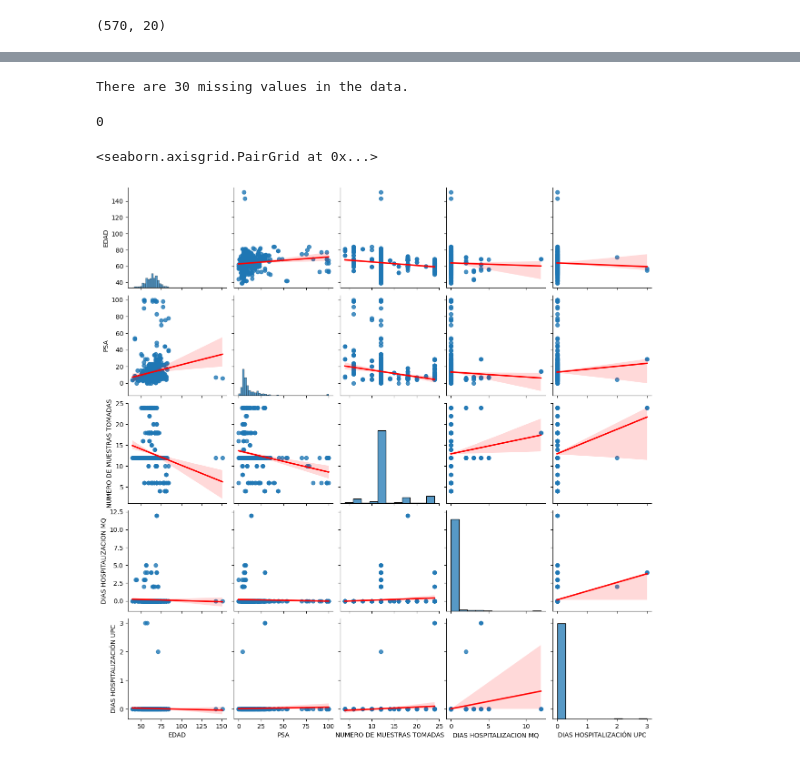
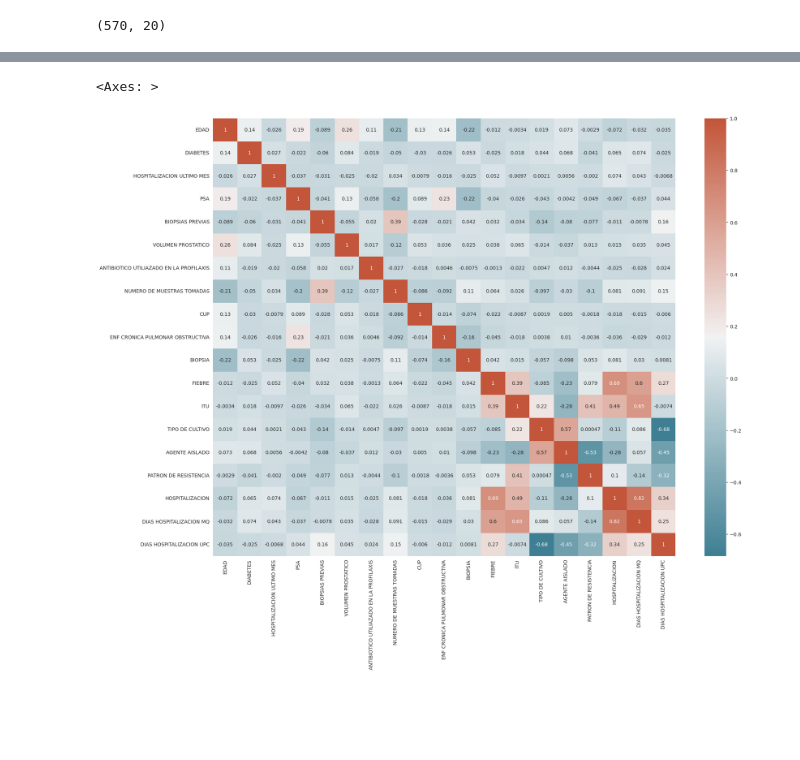
Before and after one commit to printer130/ml_hospital_health_care_study, a Jupyter notebook: index.ipynb, the cells around one changed output, grey strips where cells are left out. Saved outputs shown, nothing was run; the diff lists cells and outputs as text; code cells hidden in the pictures; blank space fills up the shorter version.

```diff
--- a/index.ipynb
+++ b/index.ipynb
@@ -49,4 +163,0 @@ df.dropna(axis=0, how='all', inplace = True)
-# %%
-print("There are {} missing values in the data.".format(df.isna().sum().sum()))
-# %% [output]
-There are 30 missing values in the data.
@@ -71,13 +164,20 @@ df["VOLUMEN PROSTATICO"].fillna(value="NO", inplace=True)
-# %%
-df.isna().sum().sum()
-# %% [output]
-0
+# %%
+#df.describe()
+# Reemplazar los valores atípicos con el valor promedio
+df['EDAD'] = df['EDAD'].apply(lambda x: df['EDAD'].mean() if x > 140 else x)
+# %%
+# Print our map of correlations by cols
+plt.figure(figsize=(21,16))
+#sns.boxplot(df)
+corr = df.corr()# plot the heatmap
+sns.heatmap(corr, xticklabels=corr.columns, yticklabels=corr.columns, annot=True, cmap=sns.diverging_palette(220, 20, as_cmap=True))
+# los pacietes quedan hospitalizados por fiebre e itu(infecciones tracto urinario)
+# %% [output]
+<Axes: >
+[figure, added]
 # %%
 #sns.set_style('darkgrid')
-# Regresion lineal
-sns.pairplot(df, kind='reg', plot_kws={'line_kws':{'color':'red'}})
+#Regresion lineal
+#sns.pairplot(df, kind='reg', plot_kws={'line_kws':{'color':'red'}})
-# %% [output]
-<seaborn.axisgrid.PairGrid at 0x...>
-[figure, removed]
 # %%
 import matplotlib.pyplot as plt
```
Also changed, not shown: parts of 32 cells of this notebook.
